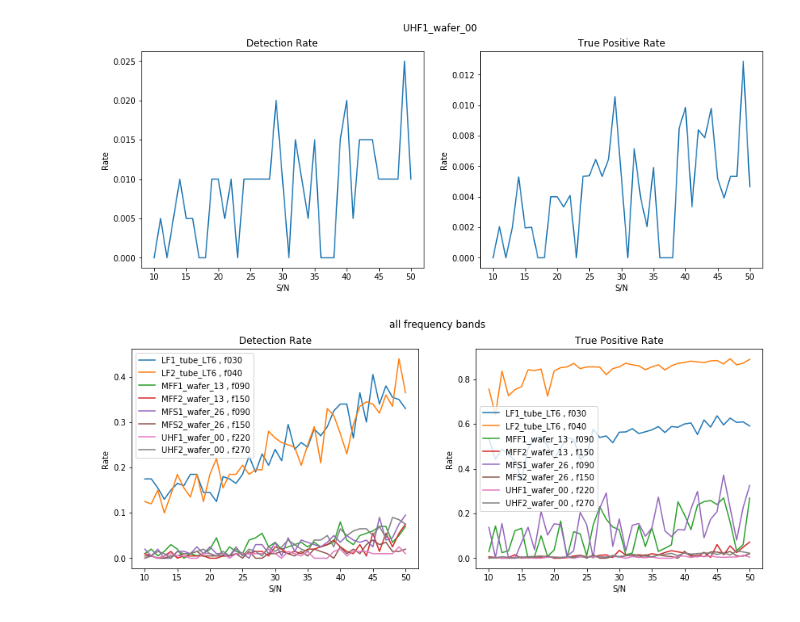
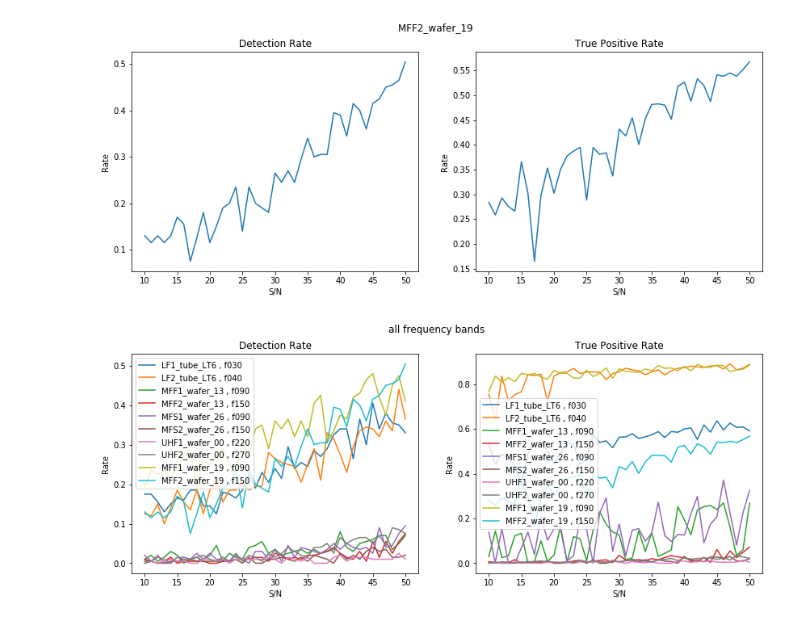
Before and after one commit to catketchup/my_fct, a Jupyter notebook: plot.ipynb, the cells around one changed output. Saved outputs shown, nothing was run; the diff lists cells and outputs as text; code cells hidden in the pictures.

```diff
--- a/plot.ipynb
+++ b/plot.ipynb
@@ -4,8 +4,12 @@ import matplotlib.pyplot as plt
 import pandas as pd
 # %%
 from sotodlib import core
+# for nersc
 nersc_todsims = '/global/project/projectdirs/sobs/todsims/pipe-s0001/v4/context.yaml'
-context = core.Context(nersc_todsims)
+# for simons 1
+simons_todsims_LAT = '/mnt/so1/shared/todsims/pipe-s0001/v4/context.yaml'
+simons_todsims_SAT = '/mnt/so1/shared/todsims/pipe-s0002/v2/context/context.yaml'
+context = core.Context(simons_todsims_SAT)
 path = 'output/test/'
 # %%
 #det_set = 'LF1_tube_LT6'
@@ -14,38 +18,41 @@ path = 'output/test/'
 #det_set = 'MFF2_wafer_13'
 #det_set = 'MFS1_wafer_26'
 #det_set = 'MFS2_wafer_26'
-det_set = 'UHF1_wafer_00'
+#det_set = 'UHF1_wafer_00'
 #det_set = 'UHF2_wafer_00'
+#det_set = 'MFF1_wafer_19'
+det_set = 'MFF2_wafer_19'
 
 DR = np.array(pd.read_csv(path + 'DR_%s.csv' %det_set))
 TPR = np.array(pd.read_csv(path + 'TPR_%s.csv' %det_set))
 
 detdb = context.detdb.props(props=['fcode','band']).distinct()
 freq_band = detdb['band']
 S_Ns = np.arange(10, 51, 1)
 
 
 # statistic of one det set
 plt.figure(figsize=(14,5))
 plt.suptitle('%s ' %det_set)
 
 plt.subplot(1,2,1)
 plt.title('Detection Rate')
 plt.plot(S_Ns, DR.mean(axis=0))
 plt.ylabel('Rate')
 plt.xlabel('S/N')
 
 plt.subplot(1,2,2)
 plt.title('True Positive Rate')
 plt.plot(S_Ns, TPR.mean(axis=0))
 plt.ylabel('Rate')
 plt.xlabel('S/N')
 
 plt.savefig('output/test/%s.png' %(det_set))
 # %% [output]
-[figure, old version]
+[figure, new version]
 # %%
-dets = {'LF1_tube_LT6': 'f030', 'LF2_tube_LT6': 'f040', 'MFF1_wafer_13': 'f090', 'MFF2_wafer_13': 'f150', 'MFS1_wafer_26':'f090', 'MFS2_wafer_26':'f150', 'UHF1_wafer_00': 'f220', 'UHF2_wafer_00': 'f270'}
+dets = {'LF1_tube_LT6': 'f030', 'LF2_tube_LT6': 'f040', 'MFF1_wafer_13': 'f090', 'MFF2_wafer_13': 'f150', 'MFS1_wafer_26':'f090', 'MFS2_wafer_26':'f150', 'UHF1_wafer_00': 'f220', 'UHF2_wafer_00': 'f270', \
+        'MFF1_wafer_19': 'f090',  'MFF2_wafer_19': 'f150'}
 plt.figure(figsize=(14,5))
 plt.suptitle('all frequency bands')
 
@@ -71,4 +78,4 @@ for name, fb in dets.items():
 
 plt.savefig(path + 'all.png')
 # %% [output]
-[figure, old version]
+[figure, new version]
```
Also changed, not shown: parts of 3 cells of this notebook, 18 other files.
